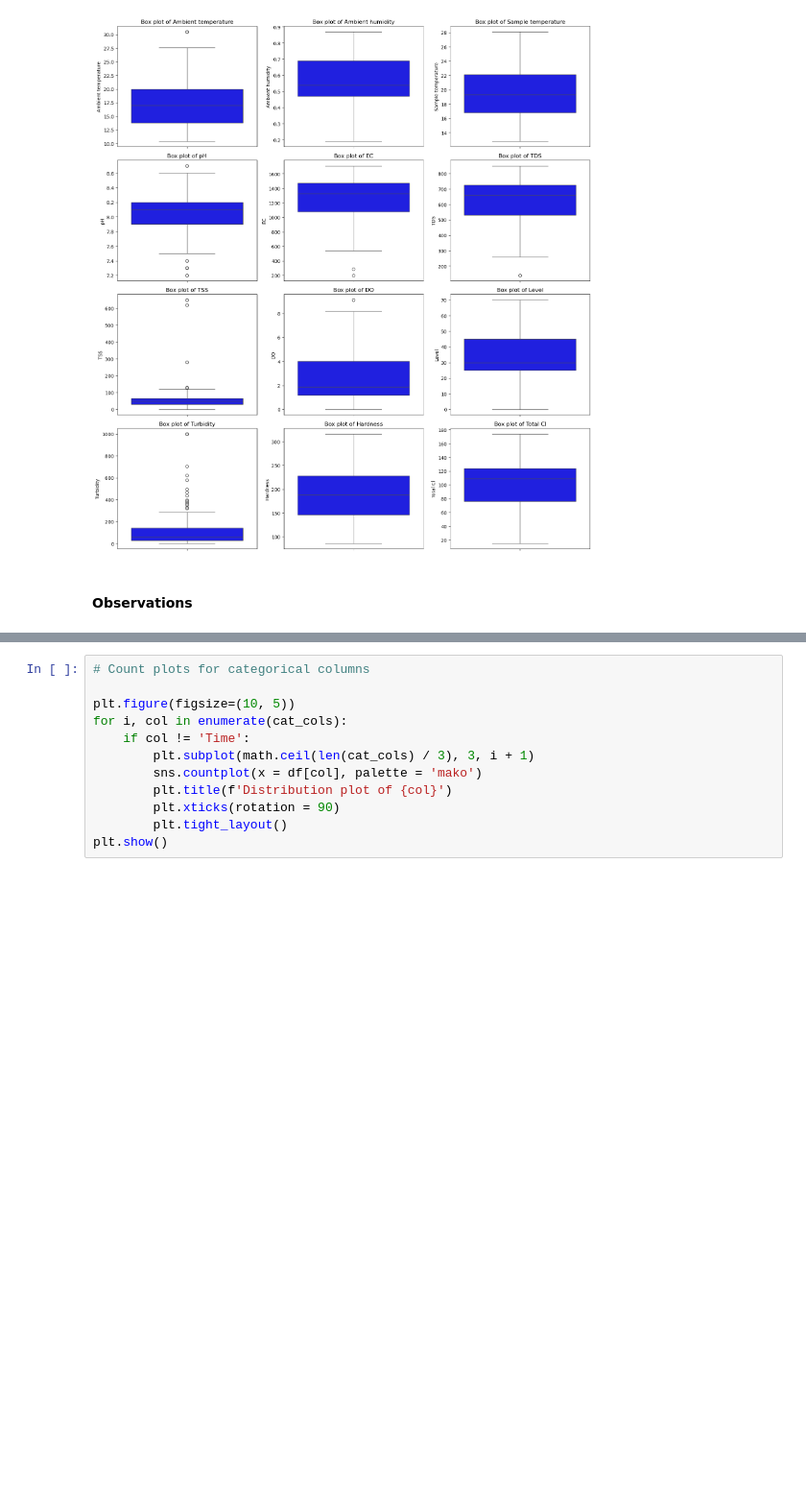
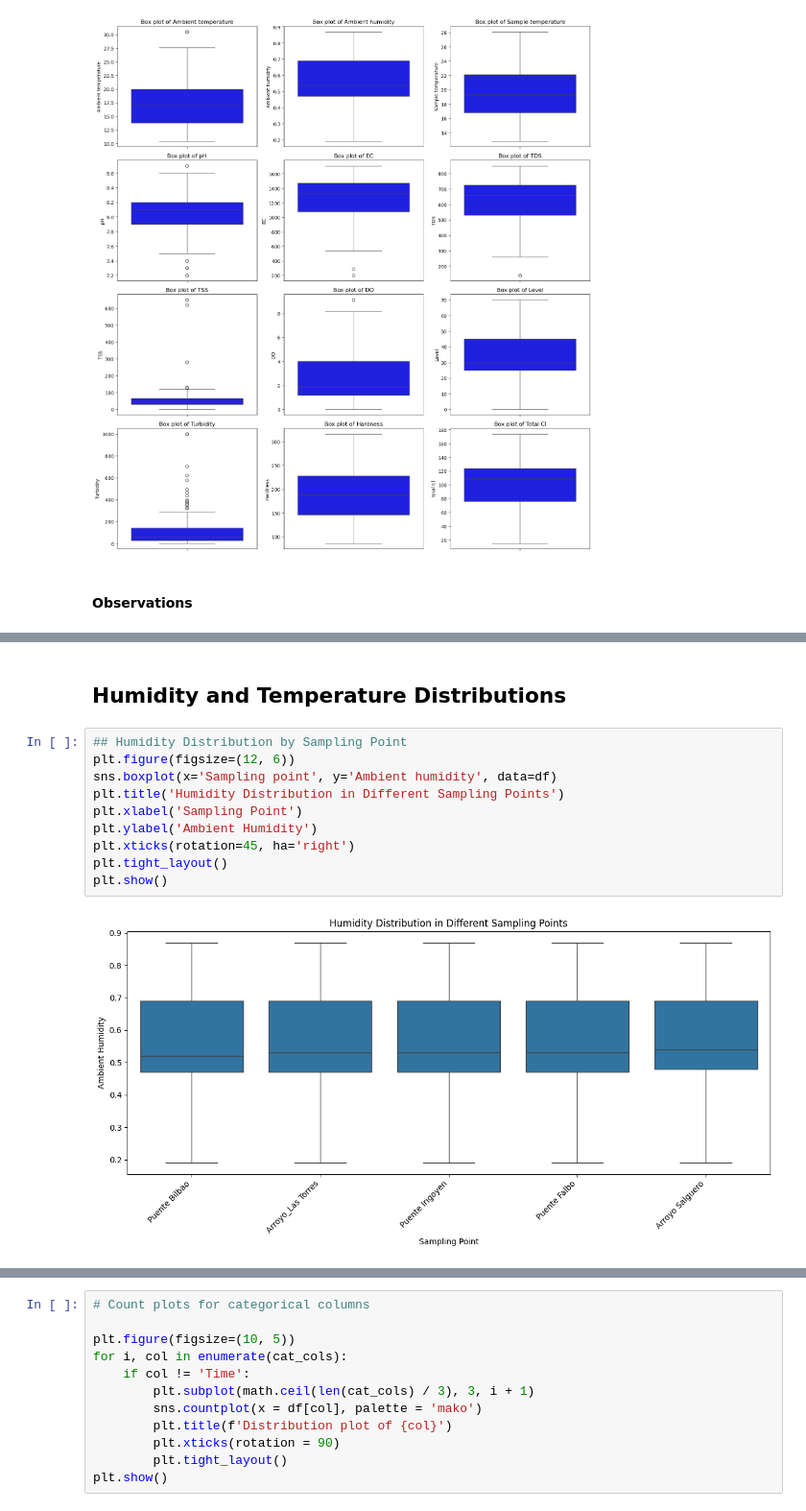
Before and after one commit to sarahgracemahlangu/ExploreAI-Python-Group-Project, a Jupyter notebook: python_group_project.ipynb, the cells around one changed output, grey strips where cells are left out. Shown at 96% size. Saved outputs shown, nothing was run; the diff lists cells and outputs as text; blank space fills up the shorter version.

Commit message:
added ph, humidity and temperature distributions

```diff
--- a/python_group_project.ipynb
+++ b/python_group_project.ipynb
@@ -205,0 +217,14 @@ plt.show()
+# %% [markdown]
+## Humidity and Temperature Distributions
+# %%
+## Humidity Distribution by Sampling Point
+plt.figure(figsize=(12, 6))
+sns.boxplot(x='Sampling point', y='Ambient humidity', data=df)
+plt.title('Humidity Distribution in Different Sampling Points')
+plt.xlabel('Sampling Point')
+plt.ylabel('Ambient Humidity')
+plt.xticks(rotation=45, ha='right')
+plt.tight_layout()
+plt.show()
+# %% [output]
+[figure, added]
```
Also changed, not shown: parts of 7 cells of this notebook.
